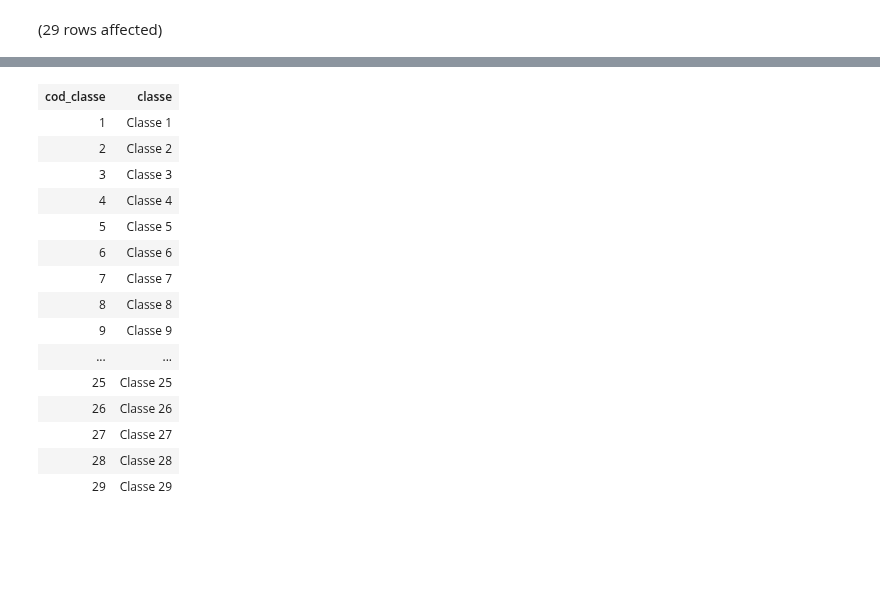
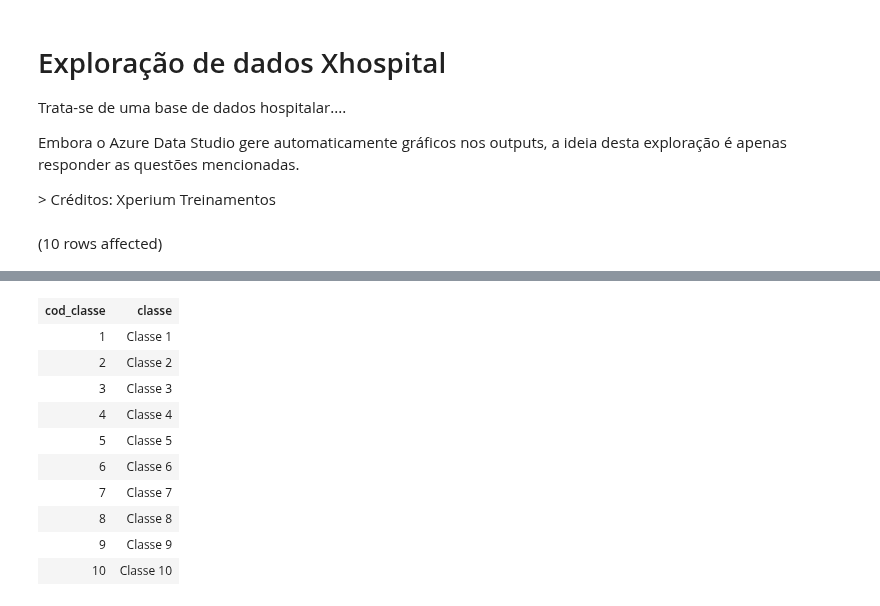
Before and after one commit to AlbertoFAraujo/EDA_Hospitalar, a Jupyter notebook: Xhospital_EDA.ipynb, the cells around one changed output, grey strips where cells are left out. Saved outputs shown, nothing was run; the diff lists cells and outputs as text; code cells hidden in the pictures; blank space fills up the shorter version.

Commit message:
Consulta das bases de dados

```diff
--- a/Xhospital_EDA.ipynb
+++ b/Xhospital_EDA.ipynb
@@ -26,4 +1,14 @@ Trata-se de uma base de dados hospitalar....
+# %% [markdown]
+# Exploração de dados Xhospital
+
+Trata-se de uma base de dados hospitalar....
+
+<span style="color: var(--vscode-foreground);">Embora o Azure Data Studio gere automaticamente gráficos nos outputs, a ideia desta exploração é apenas responder as questões mencionadas.</span>
+
+<span style="color: var(--vscode-foreground);">&gt; Créditos: Xperium Treinamentos</span>
 # %%
-SELECT * FROM tab_classe_procedimento
+SELECT
+    TOP(10) *
+FROM tab_classe_procedimento
 # %% [output]
-(29 rows affected)
+(10 rows affected)
@@ -31,16 +16,11 @@ Total execution time: 00:00:00.018
 | cod_classe | classe |
 | 1 | Classe 1 |
 | 2 | Classe 2 |
 | 3 | Classe 3 |
 | 4 | Classe 4 |
 | 5 | Classe 5 |
 | 6 | Classe 6 |
 | 7 | Classe 7 |
 | 8 | Classe 8 |
 | 9 | Classe 9 |
-| ... | ... |
-| 25 | Classe 25 |
-| 26 | Classe 26 |
-| 27 | Classe 27 |
-| 28 | Classe 28 |
-| 29 | Classe 29 |
+| 10 | Classe 10 |
```
Also changed, not shown: parts of 7 cells of this notebook.
